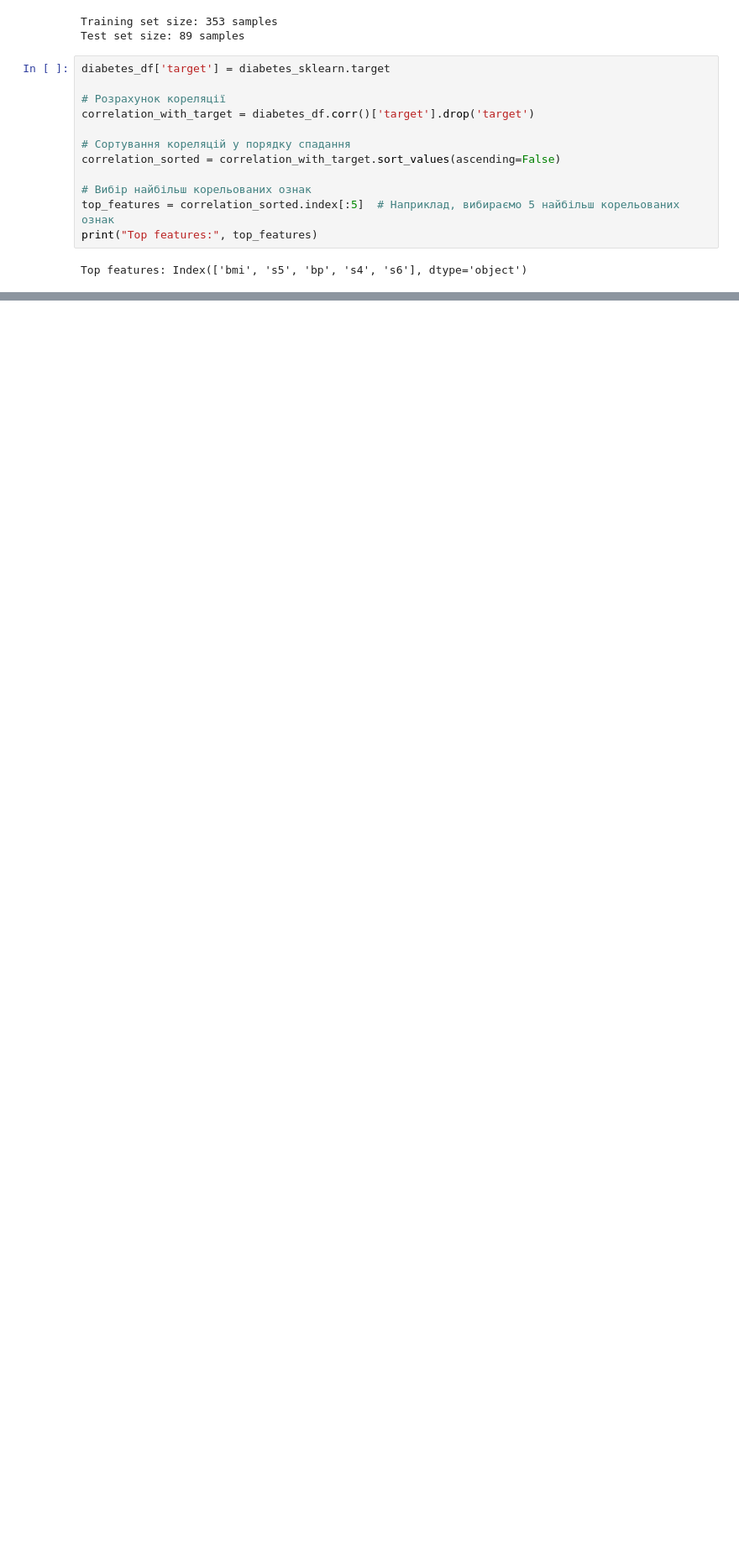
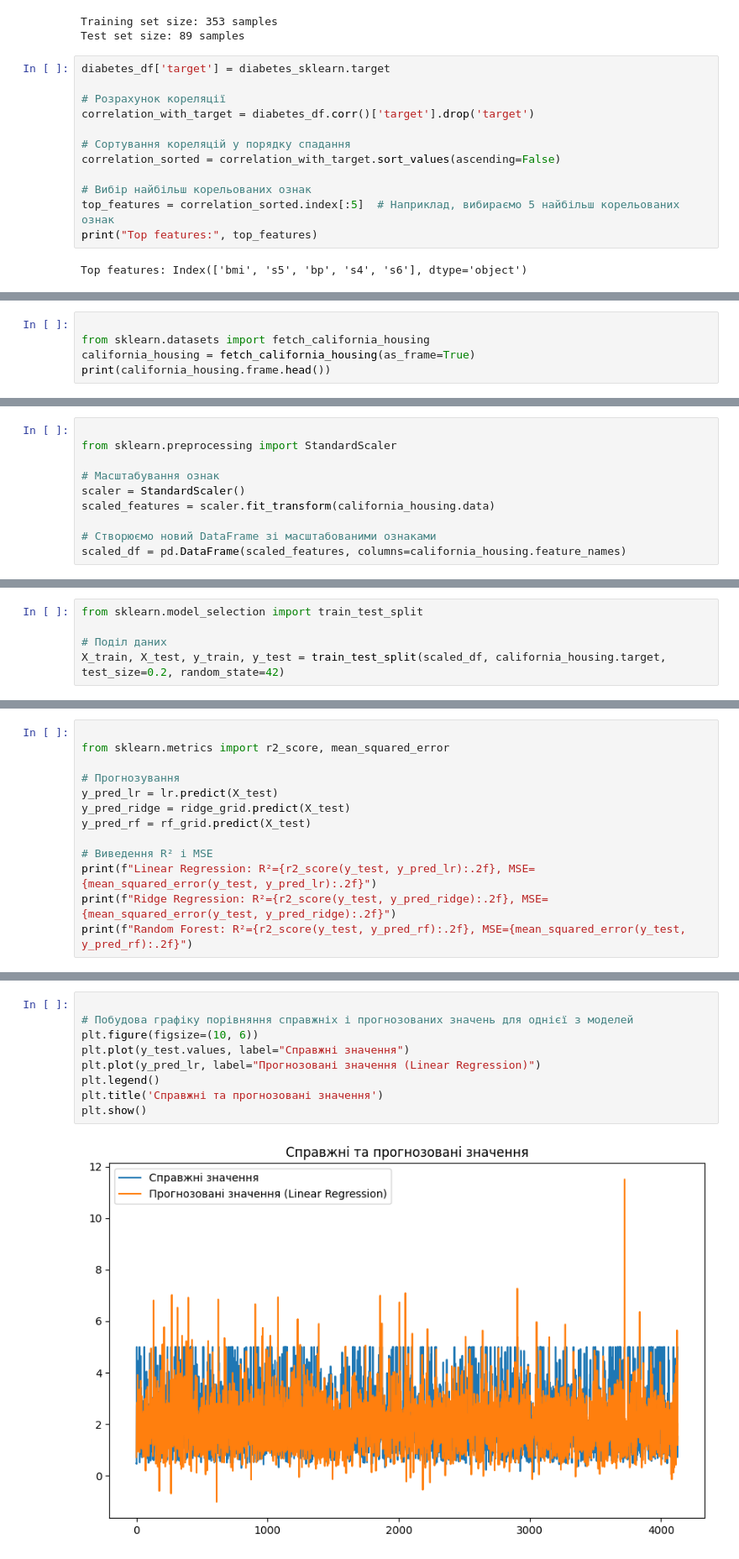
Before and after one commit to katetarasenko/Kurs_4_Practical_3_Tarasenko, a Jupyter notebook: FIT_4_10_Practical_3_Tarasenko_Yekateryna.ipynb, the cells around one changed output, grey strips where cells are left out. Shown at 84% size. Cells and saved outputs as stored; diff of their text form; blank space fills up the shorter version.

```diff
--- a/FIT_4_10_Practical_3_Tarasenko_Yekateryna.ipynb
+++ b/FIT_4_10_Practical_3_Tarasenko_Yekateryna.ipynb
@@ -268,0 +292,5 @@ Mean Squared Error (Random Forest Regression): 3048.3106707865168
+# %%
+
+from sklearn.datasets import fetch_california_housing
+california_housing = fetch_california_housing(as_frame=True)
+print(california_housing.frame.head())
@@ -268,0 +346,10 @@ Mean Squared Error (Random Forest Regression): 3048.3106707865168
+# %%
+
+from sklearn.preprocessing import StandardScaler
+
+# Масштабування ознак
+scaler = StandardScaler()
+scaled_features = scaler.fit_transform(california_housing.data)
+
+# Створюємо новий DataFrame зі масштабованими ознаками
+scaled_df = pd.DataFrame(scaled_features, columns=california_housing.feature_names)
@@ -268,0 +358,5 @@ Mean Squared Error (Random Forest Regression): 3048.3106707865168
+# %%
+from sklearn.model_selection import train_test_split
+
+# Поділ даних
+X_train, X_test, y_train, y_test = train_test_split(scaled_df, california_housing.target, test_size=0.2, random_state=42)
@@ -268,0 +390,13 @@ Mean Squared Error (Random Forest Regression): 3048.3106707865168
+# %%
+
+from sklearn.metrics import r2_score, mean_squared_error
+
+# Прогнозування
+y_pred_lr = lr.predict(X_test)
+y_pred_ridge = ridge_grid.predict(X_test)
+y_pred_rf = rf_grid.predict(X_test)
+
+# Виведення R² і MSE
+print(f"Linear Regression: R²={r2_score(y_test, y_pred_lr):.2f}, MSE={mean_squared_error(y_test, y_pred_lr):.2f}")
+print(f"Ridge Regression: R²={r2_score(y_test, y_pred_ridge):.2f}, MSE={mean_squared_error(y_test, y_pred_ridge):.2f}")
+print(f"Random Forest: R²={r2_score(y_test, y_pred_rf):.2f}, MSE={mean_squared_error(y_test, y_pred_rf):.2f}")
@@ -268,0 +409,11 @@ Mean Squared Error (Random Forest Regression): 3048.3106707865168
+# %%
+
+# Побудова графіку порівняння справжніх і прогнозованих значень для однієї з моделей
+plt.figure(figsize=(10, 6))
+plt.plot(y_test.values, label="Справжні значення")
+plt.plot(y_pred_lr, label="Прогнозовані значення (Linear Regression)")
+plt.legend()
+plt.title('Справжні та прогнозовані значення')
+plt.show()
+# %% [output]
+[figure, added]
```
Also changed, not shown: parts of 11 cells of this notebook.
